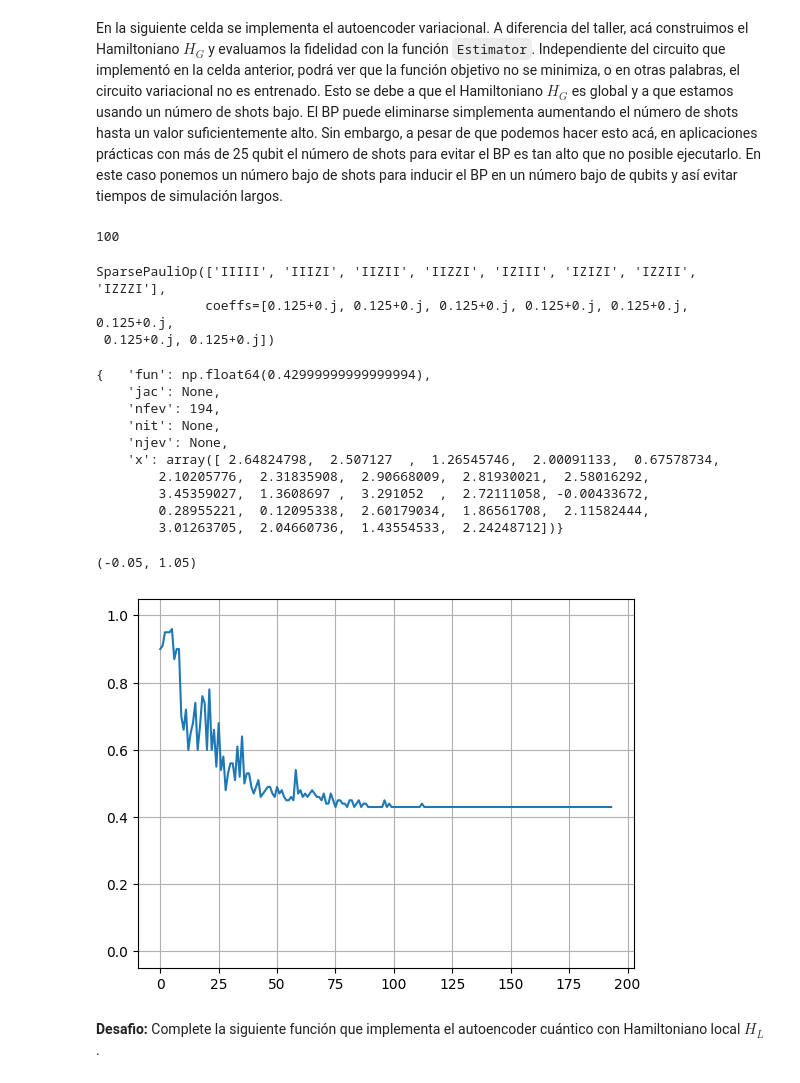
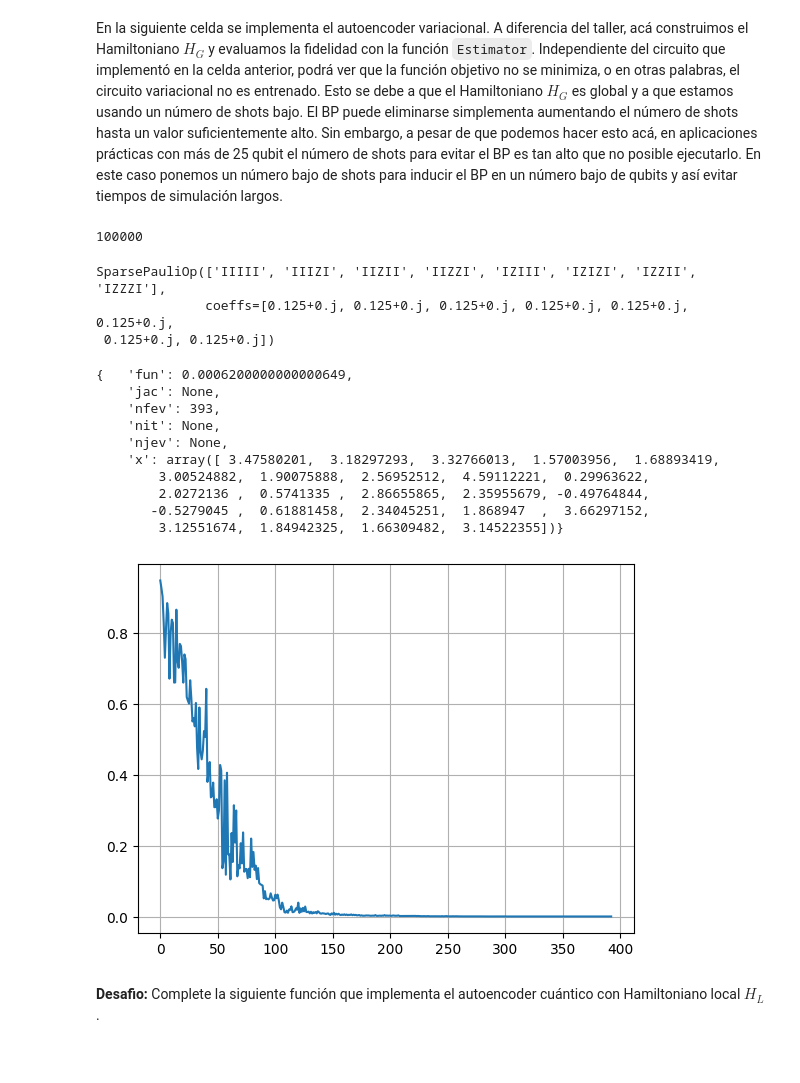
Before and after one commit to LucianoPereiraValenzuela/ECC_2025_testing, a Jupyter notebook: ECC2025/desafio_8_Evitando_Barren_Plateau_en_Autoencoder_Cuánticos.ipynb, the cells around one changed output. Drawn from its saved outputs; the diff is of its cells as text; code cells hidden in the pictures.

```diff
--- a/ECC2025/desafio_8_Evitando_Barren_Plateau_en_Autoencoder_Cuánticos.ipynb
+++ b/ECC2025/desafio_8_Evitando_Barren_Plateau_en_Autoencoder_Cuánticos.ipynb
@@ -42,7 +60,7 @@ num_qubits = num_qubits_A + num_qubits_B
 
 qc_dato = QuantumCircuit(num_qubits+1)
 
-qc_dato.h(0)
+qc_dato.h([0,3])
 qc_dato.cx(0,1)
 qc_dato.cx(1,2)
 qc_dato.cx(0,num_qubits)
@@ -80,56 +98,55 @@ qc_dato.draw('mpl')
 # %% [markdown]
 En la siguiente celda se implementa el autoencoder variacional. A diferencia del taller, acá construimos el Hamiltoniano $H_G$ y evaluamos la fidelidad con la función ``Estimator``. Independiente del circuito que implementó en la celda anterior, podrá ver que la función objetivo no se minimiza, o en otras palabras, el circuito variacional no es entrenado. Esto se debe a que el Hamiltoniano $H_G$ es global y a que estamos usando un número de shots bajo. El BP puede eliminarse simplementa aumentando el número de shots hasta un valor suficientemente alto. Sin embargo, a pesar de que podemos hacer esto acá, en aplicaciones prácticas con más de 25 qubit el número de shots para evitar el BP es tan alto que no posible ejecutarlo. En este caso ponemos un número bajo de shots para inducir el BP en un número bajo de qubits y así evitar tiempos de simulación largos.
 # %%
-shots = 100
+shots = 100000
 np.random.seed(0)
 params_init = np.pi*np.random.rand(qc_dato.num_parameters)
 # params_init = np.zeros(qc_dato.num_parameters)
 shots
 # %% [output]
-100
+100000
 # %%
 def Global_QAE(x0=np.zeros(qc_dato.num_parameters), rhobeg=1):
     ops = [ 'I'+''.join(a)+(num_qubits_A*'I') for a in product(['I','Z'], repeat=num_qubits_B ) ]
     coef = np.ones(len(ops))/2**num_qubits_B
     H_global = SparsePauliOp( ops, coef ).simplify()
     print( H_global )
     backend = Estimator(run_options={'seed':0})
 
     def fun_global( params ):
         job   = backend.run( qc_dato, H_global, params, shots=shots )
         probs = job.result().values[0]
         return 1-probs
 
     fs = []
     def callback(x):
         fs.append(fun_global(x))
 
     optimizer = COBYLA( callback=callback, rhobeg=rhobeg )
     results_global   = optimizer.minimize( fun_global, x0 )
     print( results_global )
     return fs
 
 fs_global = Global_QAE(params_init)
 
 plt.plot( fs_global )
 plt.grid()
-plt.ylim(-0.05,1.05)
+# plt.ylim(10**(-4),1.05)
 # %% [output]
 SparsePauliOp(['IIIII', 'IIIZI', 'IIZII', 'IIZZI', 'IZIII', 'IZIZI', 'IZZII', 'IZZZI'],
               coeffs=[0.125+0.j, 0.125+0.j, 0.125+0.j, 0.125+0.j, 0.125+0.j, 0.125+0.j,
  0.125+0.j, 0.125+0.j])
-{   'fun': np.float64(0.42999999999999994),
+{   'fun': 0.0006200000000000649,
     'jac': None,
-    'nfev': 194,
+    'nfev': 393,
     'nit': None,
     'njev': None,
-    'x': array([ 2.64824798,  2.507127  ,  1.26545746,  2.00091133,  0.67578734,
-        2.10205776,  2.31835908,  2.90668009,  2.81930021,  2.58016292,
-        3.45359027,  1.3608697 ,  3.291052  ,  2.72111058, -0.00433672,
-        0.28955221,  0.12095338,  2.60179034,  1.86561708,  2.11582444,
-        3.01263705,  2.04660736,  1.43554533,  2.24248712])}
+    'x': array([ 3.47580201,  3.18297293,  3.32766013,  1.57003956,  1.68893419,
+        3.00524882,  1.90075888,  2.56952512,  4.59112221,  0.29963622,
+        2.0272136 ,  0.5741335 ,  2.86655865,  2.35955679, -0.49764844,
+       -0.5279045 ,  0.61881458,  2.34045251,  1.868947  ,  3.66297152,
+        3.12551674,  1.84942325,  1.66309482,  3.14522355])}
-(-0.05, 1.05)
-[figure, old version]
+[figure, new version]
 # %% [markdown]
 __Desafio:__ Complete la siguiente función que implementa el autoencoder cuántico con Hamiltoniano local $H_L$.
 # %%
```
Also changed, not shown: parts of 4 cells of this notebook.
